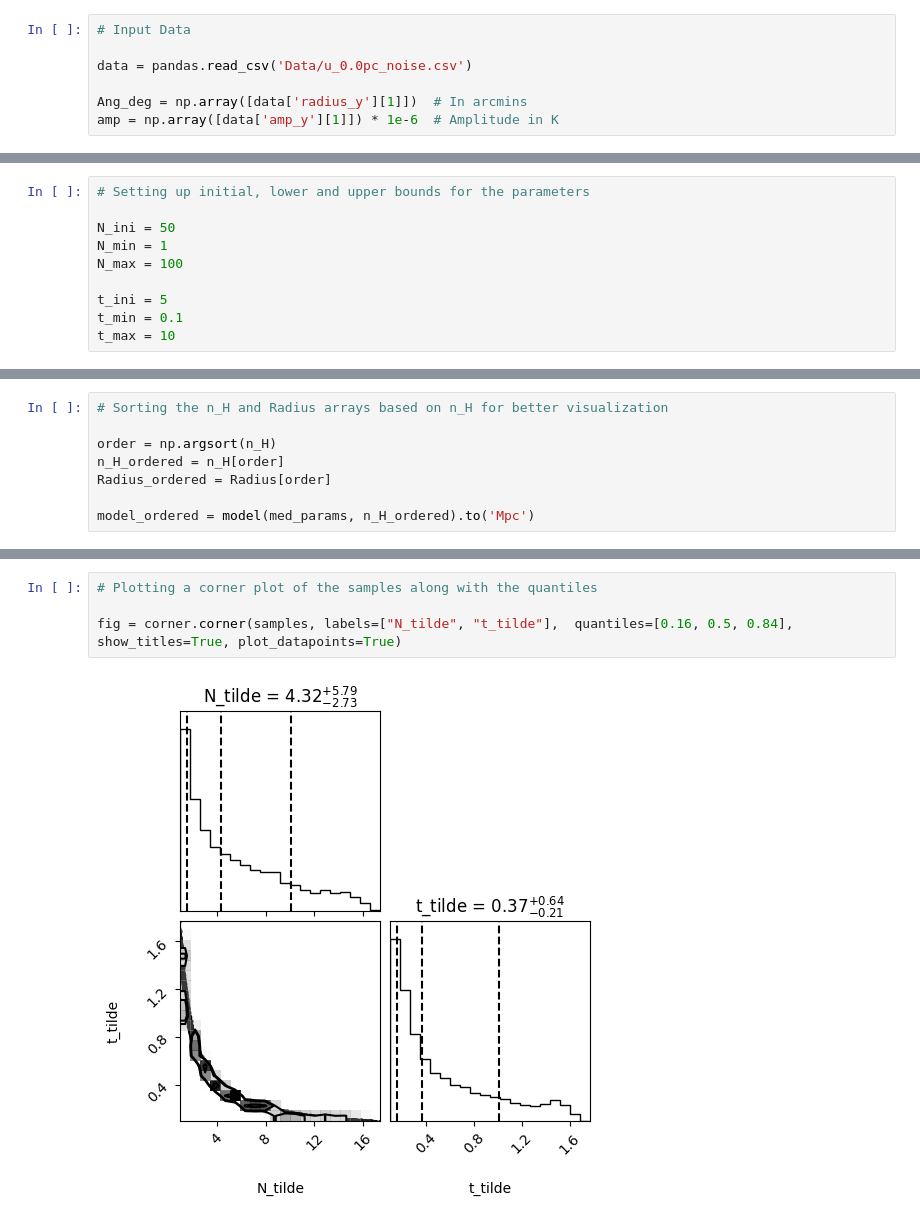
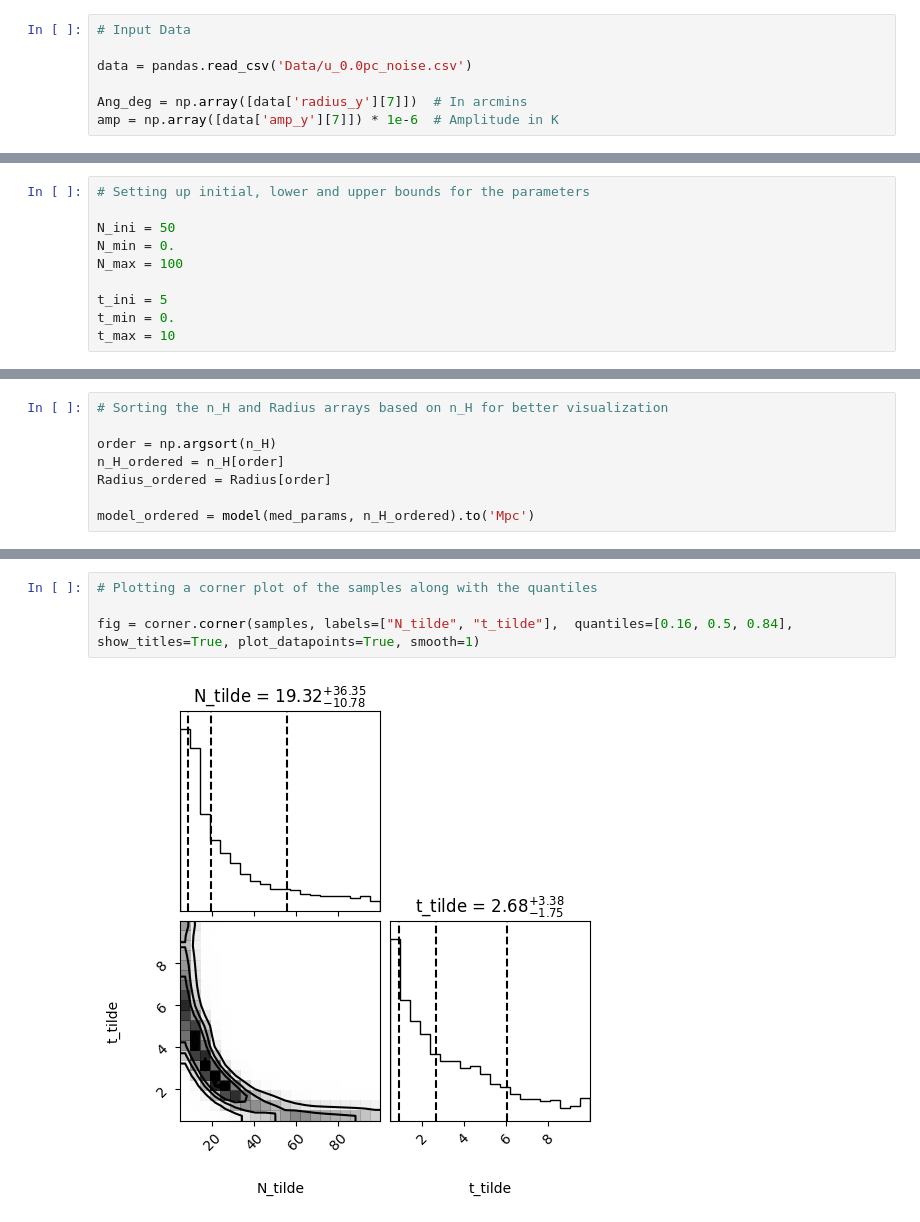
Before and after one commit to Booritth-Balaji/SZ-Quasar-CMB, a Jupyter notebook: Codes/Sampling.ipynb, the cells around one changed output, grey strips where cells are left out. Cells and saved outputs as stored; diff of their text form.

```diff
--- a/Codes/Sampling.ipynb
+++ b/Codes/Sampling.ipynb
@@ -33,8 +33,8 @@ f_H = 0.21  # fraction of neutral hydrogen at z = 8
 
 data = pandas.read_csv('Data/u_0.0pc_noise.csv')
 
-Ang_deg = np.array([data['radius_y'][1]])  # In arcmins
-amp = np.array([data['amp_y'][1]]) * 1e-6  # Amplitude in K
+Ang_deg = np.array([data['radius_y'][7]])  # In arcmins
+amp = np.array([data['amp_y'][7]]) * 1e-6  # Amplitude in K
 # %%
 # Importing the Flat Lambda CDM model
 
@@ -121,11 +119,11 @@ def model(theta, n_H):
 # Setting up initial, lower and upper bounds for the parameters
 
 N_ini = 50
-N_min = 1
+N_min = 0.
 N_max = 100
 
 t_ini = 5
-t_min = 0.1
+t_min = 0.
 t_max = 10
 # %%
 # Calculating error in the diameter
@@ -247,9 +249,9 @@ plt.show()
 # %%
 # Plotting a corner plot of the samples along with the quantiles
 
-fig = corner.corner(samples, labels=["N_tilde", "t_tilde"],  quantiles=[0.16, 0.5, 0.84], show_titles=True, plot_datapoints=True)
+fig = corner.corner(samples, labels=["N_tilde", "t_tilde"],  quantiles=[0.16, 0.5, 0.84], show_titles=True, plot_datapoints=True, smooth=1)
 # %% [output]
-[figure, old version]
+[figure, new version]
 # %%
 # Plotting the variation with time of the MCMC walkers
 
```
Also changed, not shown: parts of 16 cells of this notebook, 1 other file.
